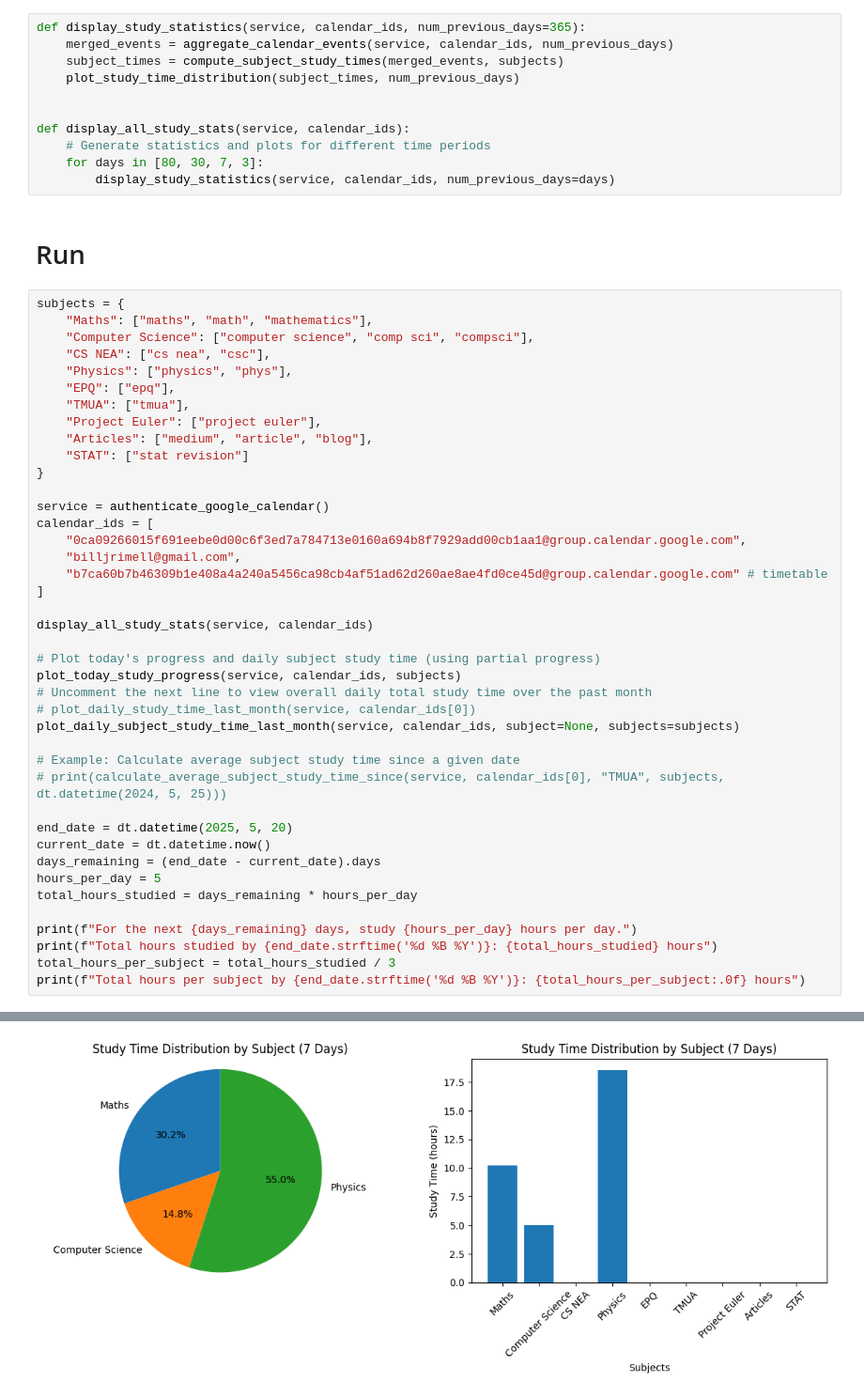
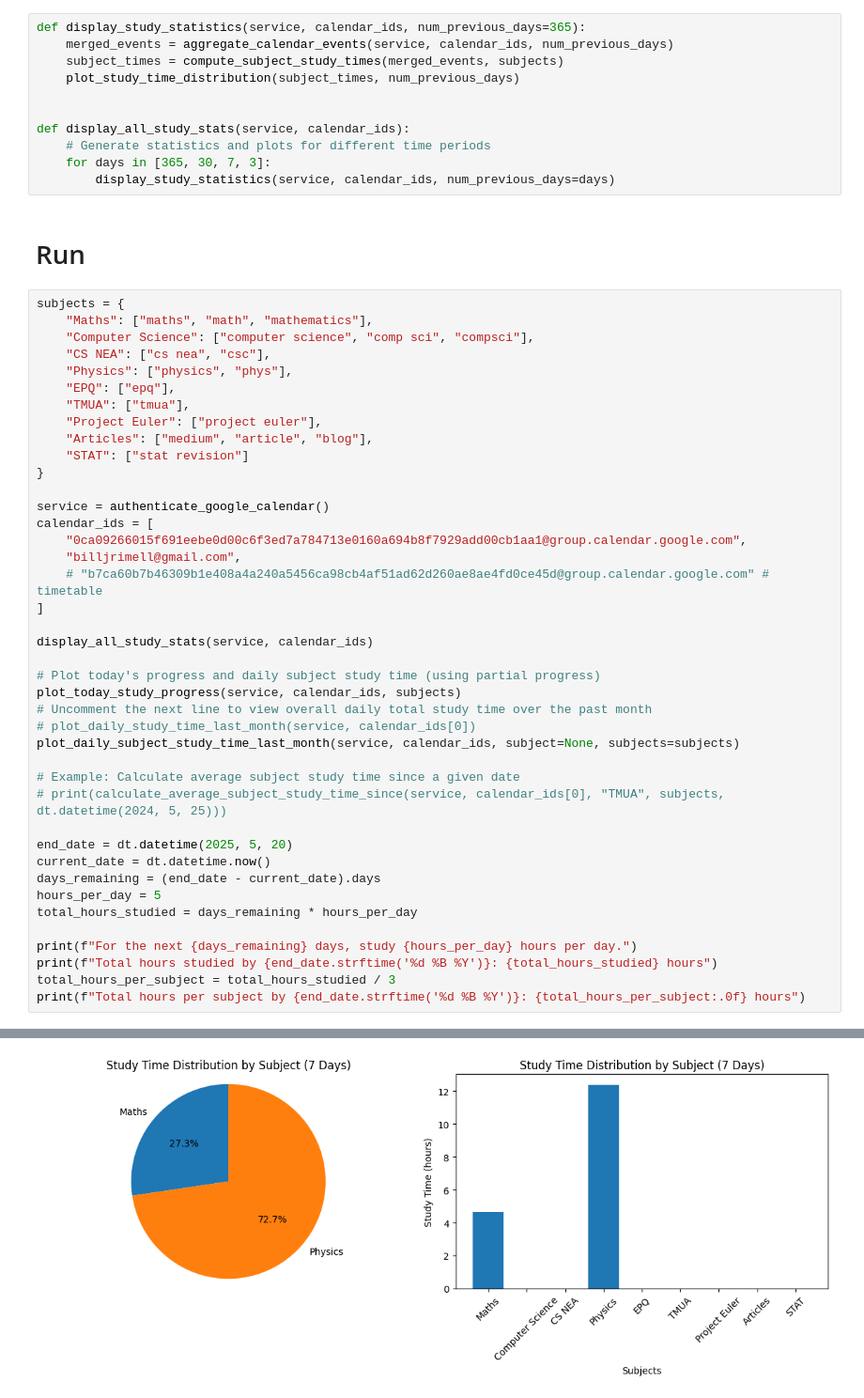
Before and after one commit to brimell/studying, a Jupyter notebook: study_stats.ipynb, the cells around one changed output, grey strips where cells are left out. Shown: that part at 94% size. Saved outputs shown, nothing was run; the diff lists cells and outputs as text.

```diff
--- a/study_stats.ipynb
+++ b/study_stats.ipynb
@@ -564,7 +564,7 @@ def display_study_statistics(service, calendar_ids, num_previous_days=365):
 
 def display_all_study_stats(service, calendar_ids):
     # Generate statistics and plots for different time periods
-    for days in [80, 30, 7, 3]:
+    for days in [365, 30, 7, 3]:
         display_study_statistics(service, calendar_ids, num_previous_days=days)
 # %% [markdown]
 # Run
@@ -585,7 +585,7 @@ service = authenticate_google_calendar()
 calendar_ids = [
     "0ca09266015f691eebe0d00c6f3ed7a784713e0160a694b8f7929add00cb1aa1@group.calendar.google.com",
     "billjrimell@gmail.com",
-    "b7ca60b7b46309b1e408a4a240a5456ca98cb4af51ad62d260ae8ae4fd0ce45d@group.calendar.google.com" # timetable
+    # "b7ca60b7b46309b1e408a4a240a5456ca98cb4af51ad62d260ae8ae4fd0ce45d@group.calendar.google.com" # timetable
 ]
 
 display_all_study_stats(service, calendar_ids)
@@ -630 +627 @@ Maths: 10.2 hrs, Computer Science: 5.0 hrs, Physics: 18.6 hrs,
-[figure, old version]
+[figure, new version]
```
Also changed, not shown: parts of 2 cells of this notebook.
